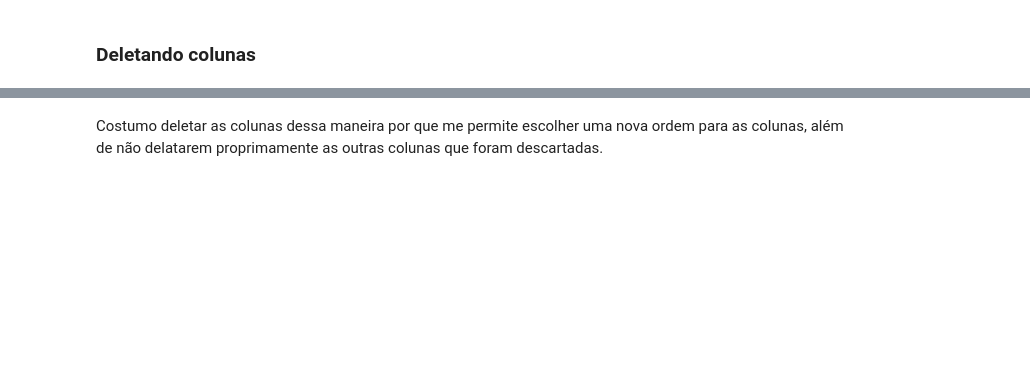
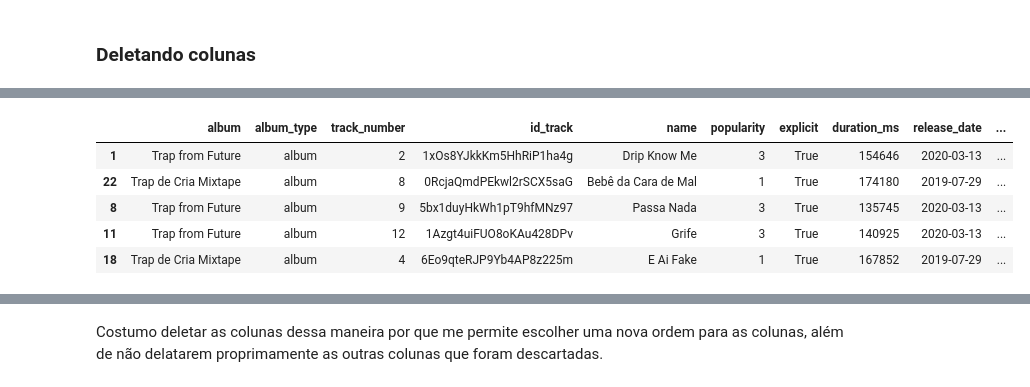
Before and after one commit to luislauriano/Data_Science, a Jupyter notebook: Projeto_construcao.ipynb, the cells around one changed output, grey strips where cells are left out. Saved outputs shown, nothing was run; the diff lists cells and outputs as text; code cells hidden in the pictures; blank space fills up the shorter version.

```diff
--- a/Projeto_construcao.ipynb
+++ b/Projeto_construcao.ipynb
@@ -296,0 +315,10 @@ Index(['album', 'album_type', 'track_number', 'id_track', 'name', 'popularity',
+# %%
+#Uma amostra de 5 registro dos dados
+df.sample(5)
+# %% [output]
+|  | album | album_type | track_number | id_track | name | popularity | explicit | duration_ms | release_date | ... |
+| 1 | Trap from Future | album | 2 | 1xOs8YJkkKm5HhRiP1ha4g | Drip Know Me | 3 | True | 154646 | 2020-03-13 | ... |
+| 22 | Trap de Cria Mixtape | album | 8 | 0RcjaQmdPEkwl2rSCX5saG | Bebê da Cara de Mal | 1 | True | 174180 | 2019-07-29 | ... |
+| 8 | Trap from Future | album | 9 | 5bx1duyHkWh1pT9hfMNz97 | Passa Nada | 3 | True | 135745 | 2020-03-13 | ... |
+| 11 | Trap from Future | album | 12 | 1Azgt4uiFUO8oKAu428DPv | Grife | 3 | True | 140925 | 2020-03-13 | ... |
+| 18 | Trap de Cria Mixtape | album | 4 | 6Eo9qteRJP9Yb4AP8z225m | E Ai Fake | 1 | True | 167852 | 2019-07-29 | ... |
```
Also changed, not shown: parts of 32 cells of this notebook.
